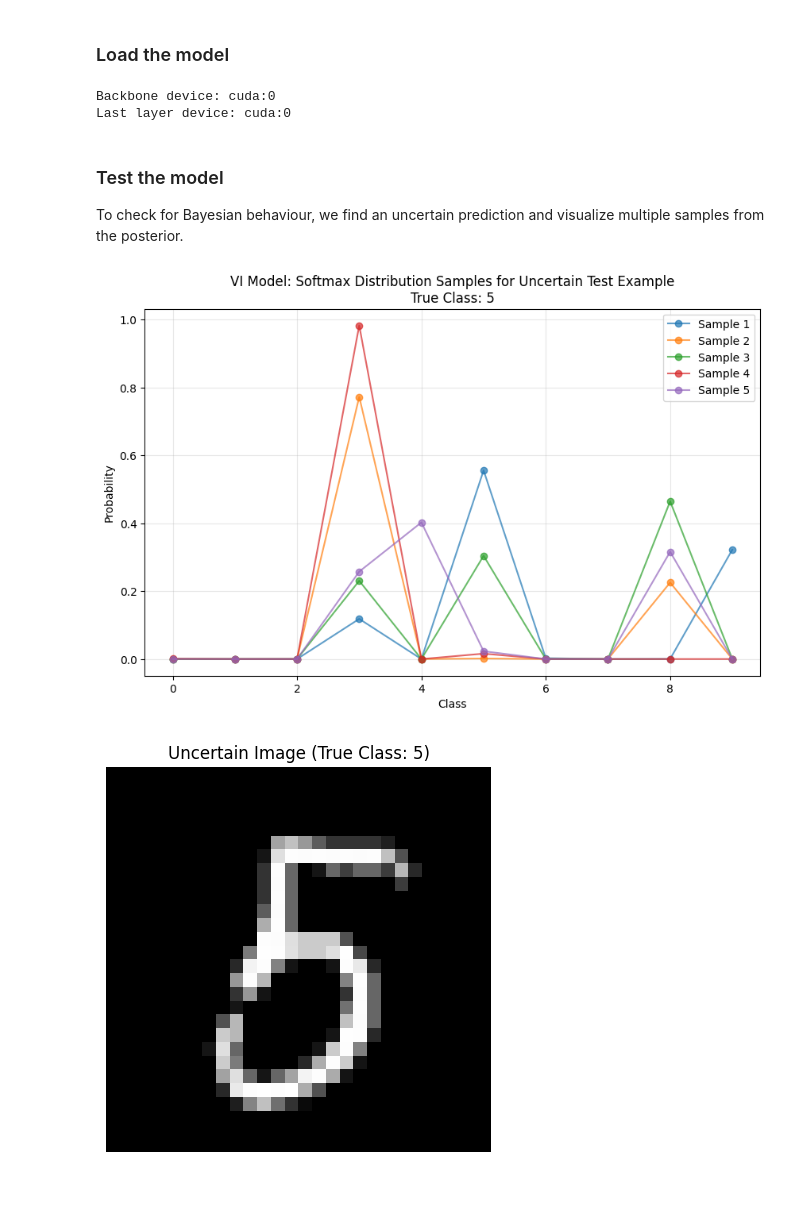
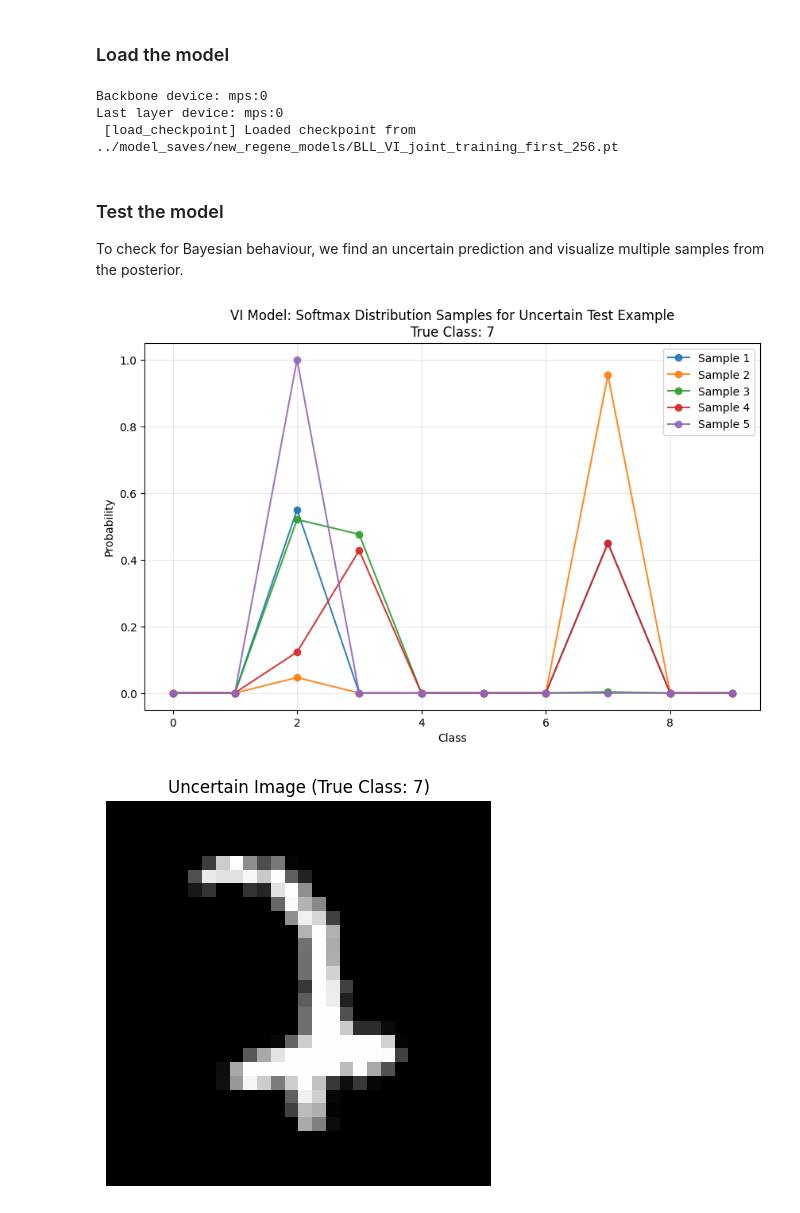
Before and after one commit to confinlay/Bayesian-CE, a Jupyter notebook: MyImplementation/testing_notebooks/test-clue-performance.ipynb, the cells around one changed output. Saved outputs shown, nothing was run; the diff lists cells and outputs as text; code cells hidden in the pictures.

```diff
--- a/MyImplementation/testing_notebooks/test-clue-performance.ipynb
+++ b/MyImplementation/testing_notebooks/test-clue-performance.ipynb
@@ -84,7 +82,7 @@ if classifier_dominated:
     backbone.load(models_dir + '/classifier_dominated_classifier_256.pt')
     decoder.load(models_dir + '/classifier_dominated_decoder_256.pt')
     name = 'classifier_dominated'
-    bll_name = 'BLL_VI_classifier_dominated_1352.pt'
+    bll_name = 'BLL_VI_classifier_dominated_first_256.pt'
 elif joint_training:
     backbone.load(os.path.join(models_dir, 'joint_classifier_256.pt'))
     decoder.load(os.path.join(models_dir, 'joint_decoder_256.pt'))
@@ -148,10 +140,11 @@ bll_vi = BayesianLastLayerVI(
 print(f"Backbone device: {next(bll_vi.backbone.parameters()).device}")
 print(f"Last layer device: {next(bll_vi.last_layer.parameters()).device}")
 
-bll_vi.load(os.path.join(models_dir, bll_name))
+bll_vi.load_checkpoint(os.path.join(models_dir, bll_name))
 # %% [output]
-Backbone device: cuda:0
-Last layer device: cuda:0
+Backbone device: mps:0
+Last layer device: mps:0
+ [load_checkpoint] Loaded checkpoint from ../model_saves/new_regene_models/BLL_VI_joint_training_first_256.pt
 # %% [markdown]
 ### Test the model
 To check for Bayesian behaviour, we find an uncertain prediction and visualize multiple samples from the posterior.
@@ -190,36 +183,36 @@ try:
                 found_uncertain = True
                 break
 
 except StopIteration:
     if not found_uncertain:
         print("Could not find uncertain prediction in entire test set")
 
 # Plot the softmax distributions
 plt.figure(figsize=(10, 6))
 x_axis = range(probs.shape[1])  # Range over number of classes
 
 for i in range(num_samples):
-    plt.plot(x_axis, probs[i].detach().cpu().numpy(), 'o-', alpha=0.7, label=f'Sample {i+1}')
+    plt.plot(x_axis, probs[i].detach().cpu().numpy(), 'o-', alpha=0.9, label=f'Sample {i+1}')
 
 plt.xlabel('Class')
 plt.ylabel('Probability')
 plt.title(f'VI Model: Softmax Distribution Samples for Uncertain Test Example\nTrue Class: {y_single.item()}')
 plt.legend()
 plt.grid(True, alpha=0.3)
 plt.show()
 
 # Display the uncertain image
 plt.figure(figsize=(5, 5))
 img = x_single.squeeze().cpu()
 if img.shape[0] == 1:  # If grayscale, remove channel dimension
     img = img.squeeze(0)
 plt.imshow(img, cmap='gray' if len(img.shape) == 2 else None)
 plt.axis('off')
 plt.title(f'Uncertain Image (True Class: {y_single.item()})')
 plt.show()
 # %% [output]
-[figure, old version]
+[figure, new version]
-[figure, old version]
+[figure, new version]
 # %%
 # Get test images
 test_images, test_labels = next(iter(testloader))
```
Also changed, not shown: parts of 17 cells of this notebook, 3 other files.
